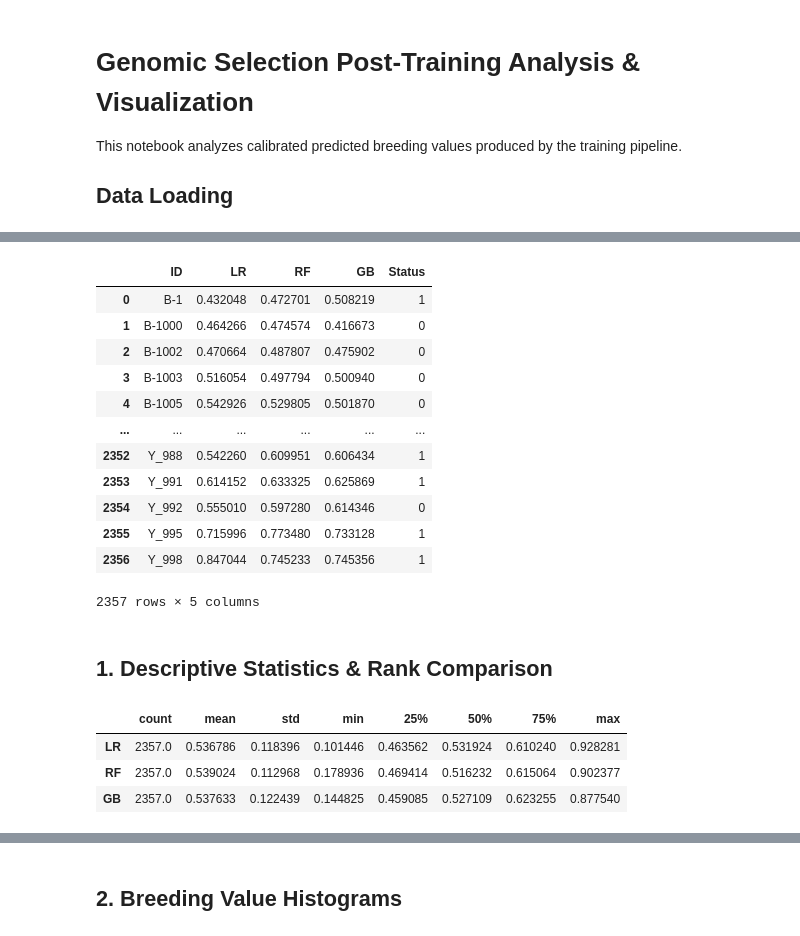
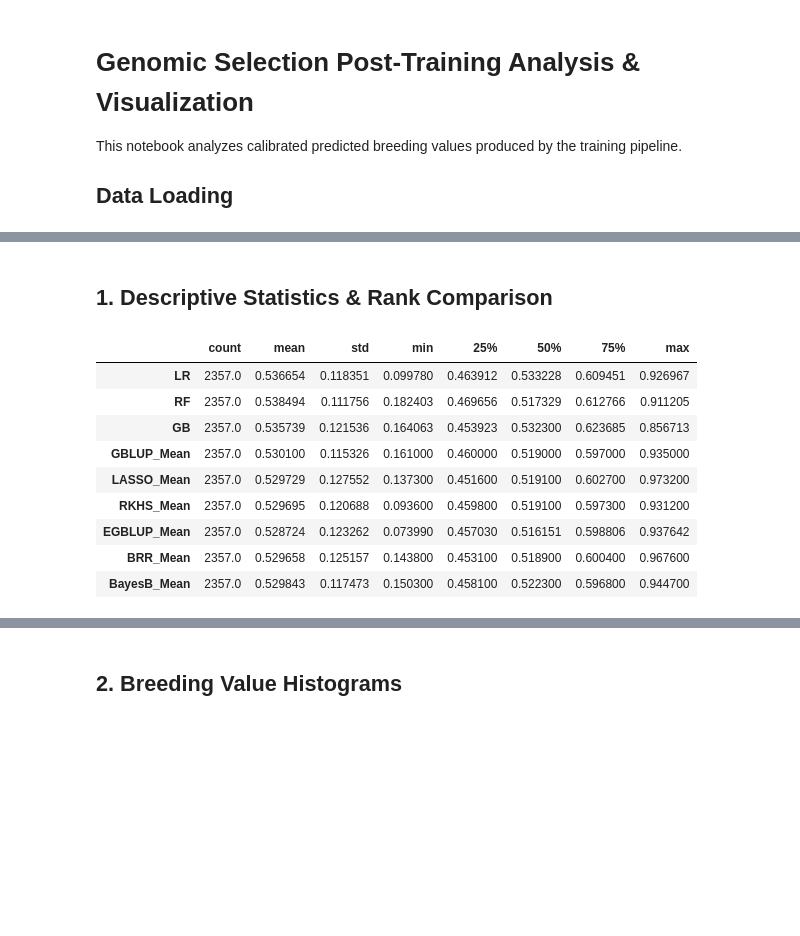
Before and after one commit to henrysun9074/gsAI, a Jupyter notebook: 03_visualization.ipynb, the cells around one changed output, grey strips where cells are left out. Cells and saved outputs as stored; diff of their text form; code cells hidden in the pictures; blank space fills up the shorter version.

```diff
--- a/03_visualization.ipynb
+++ b/03_visualization.ipynb
@@ -10,7 +10,10 @@ import matplotlib.pyplot as plt
 import seaborn as sns
 from scipy.stats import pearsonr
 
-df = pd.read_csv('GEBVs_10foldCV.csv')
-df2 = pd.read_csv('DarpaQCGenoPheno.csv')
-models = ['LR','RF','GB']
+## update file path
+df = pd.read_csv("/work/tfs3/gsAI/gebvs/sep08_GEBVs_10foldCV.csv")
+remove = 'SD'
+drop = df.filter(regex=remove).columns
+df = df.drop(columns=drop)
+df
 # %% [output]
@@ -30,43 +33,30 @@ models = ['LR','RF','GB']
-# %%
-## join to other
-df2 = df2[['ID', 'Status']]
-df = pd.merge(df, df2, on="ID")
-df
-# %% [output]
-|  | ID | LR | RF | GB | Status |
-| 0 | B-1 | 0.432048 | 0.472701 | 0.508219 | 1 |
-| 1 | B-1000 | 0.464266 | 0.474574 | 0.416673 | 0 |
-| 2 | B-1002 | 0.470664 | 0.487807 | 0.475902 | 0 |
-| 3 | B-1003 | 0.516054 | 0.497794 | 0.500940 | 0 |
-| 4 | B-1005 | 0.542926 | 0.529805 | 0.501870 | 0 |
-| ... | ... | ... | ... | ... | ... |
-| 2352 | Y_988 | 0.542260 | 0.609951 | 0.606434 | 1 |
-| 2353 | Y_991 | 0.614152 | 0.633325 | 0.625869 | 1 |
-| 2354 | Y_992 | 0.555010 | 0.597280 | 0.614346 | 0 |
-| 2355 | Y_995 | 0.715996 | 0.773480 | 0.733128 | 1 |
-| 2356 | Y_998 | 0.847044 | 0.745233 | 0.745356 | 1 |
-2357 rows × 5 columns
 # %% [markdown]
 ## 1. Descriptive Statistics & Rank Comparison
 # %%
+models = ['LR', 'RF', 'GB', 'GBLUP_Mean', 'LASSO_Mean', 'RKHS_Mean', 'EGBLUP_Mean', 'BRR_Mean', 'BayesB_Mean']
 # Descriptive statistics for predicted breeding values
 stats = df[models].describe().T
 display(stats)
 
 # Top 100 individuals for each model and rank comparison
 rankings = {}
 for model in models:
     top100 = df.nlargest(100, model)[['ID', model]].copy()
     top100['Rank_in_'+model] = np.arange(1, 101)
     for other in models:
         if other != model:
             top100['Rank_in_'+other] = df[other].rank(method='min', ascending=False).loc[top100.index].astype(int)
     rankings[model] = top100
 
-# Example output
-rankings['LR'].head()
+rankings['GB'].head()
 # %% [output]
 |  | count | mean | std | min | 25% | 50% | 75% | max |
-| LR | 2357.0 | 0.536786 | 0.118396 | 0.101446 | 0.463562 | 0.531924 | 0.610240 | 0.928281 |
-| RF | 2357.0 | 0.539024 | 0.112968 | 0.178936 | 0.469414 | 0.516232 | 0.615064 | 0.902377 |
-| GB | 2357.0 | 0.537633 | 0.122439 | 0.144825 | 0.459085 | 0.527109 | 0.623255 | 0.877540 |
+| LR | 2357.0 | 0.536654 | 0.118351 | 0.099780 | 0.463912 | 0.533228 | 0.609451 | 0.926967 |
+| RF | 2357.0 | 0.538494 | 0.111756 | 0.182403 | 0.469656 | 0.517329 | 0.612766 | 0.911205 |
+| GB | 2357.0 | 0.535739 | 0.121536 | 0.164063 | 0.453923 | 0.532300 | 0.623685 | 0.856713 |
+| GBLUP_Mean | 2357.0 | 0.530100 | 0.115326 | 0.161000 | 0.460000 | 0.519000 | 0.597000 | 0.935000 |
+| LASSO_Mean | 2357.0 | 0.529729 | 0.127552 | 0.137300 | 0.451600 | 0.519100 | 0.602700 | 0.973200 |
+| RKHS_Mean | 2357.0 | 0.529695 | 0.120688 | 0.093600 | 0.459800 | 0.519100 | 0.597300 | 0.931200 |
+| EGBLUP_Mean | 2357.0 | 0.528724 | 0.123262 | 0.073990 | 0.457030 | 0.516151 | 0.598806 | 0.937642 |
+| BRR_Mean | 2357.0 | 0.529658 | 0.125157 | 0.143800 | 0.453100 | 0.518900 | 0.600400 | 0.967600 |
+| BayesB_Mean | 2357.0 | 0.529843 | 0.117473 | 0.150300 | 0.458100 | 0.522300 | 0.596800 | 0.944700 |
```
Also changed, not shown: parts of 10 cells of this notebook, 8 other files.
